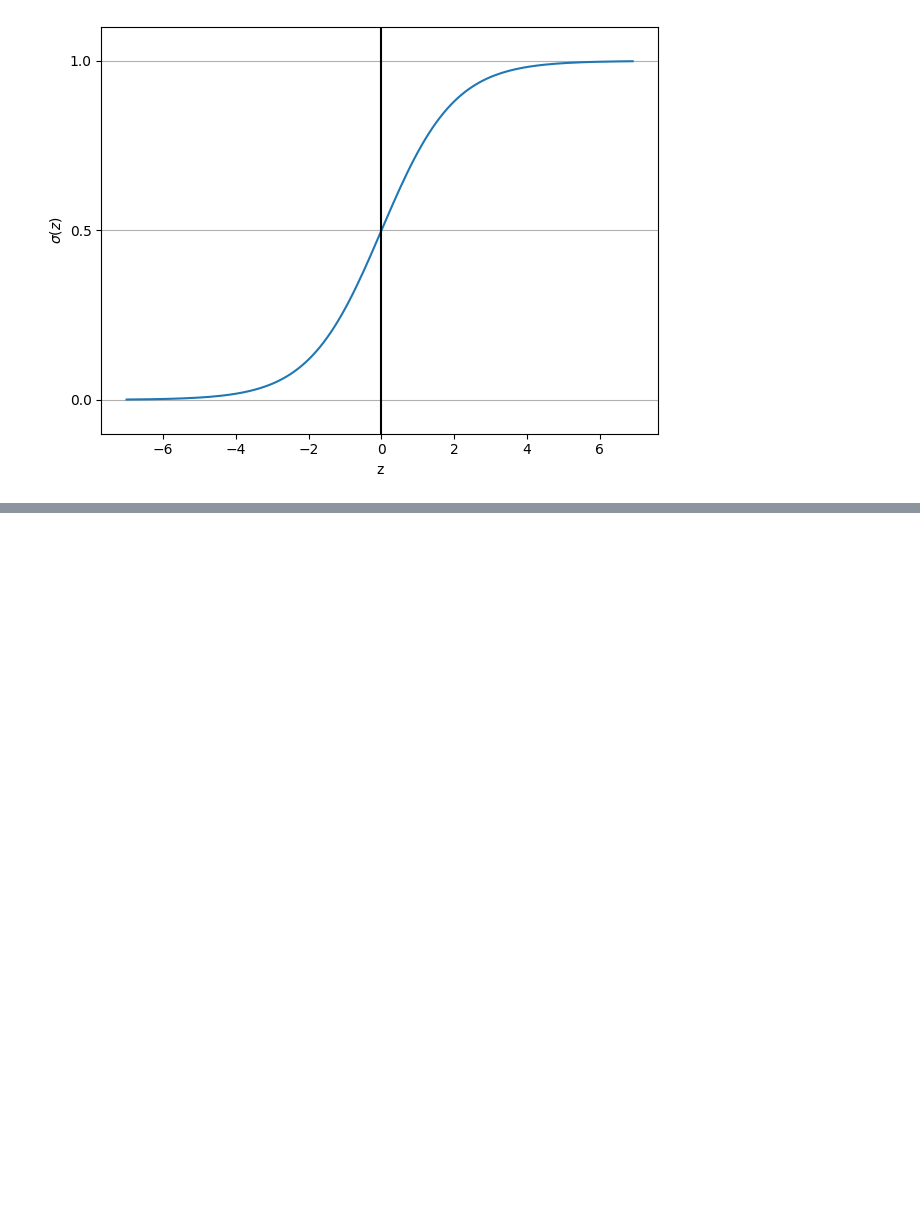
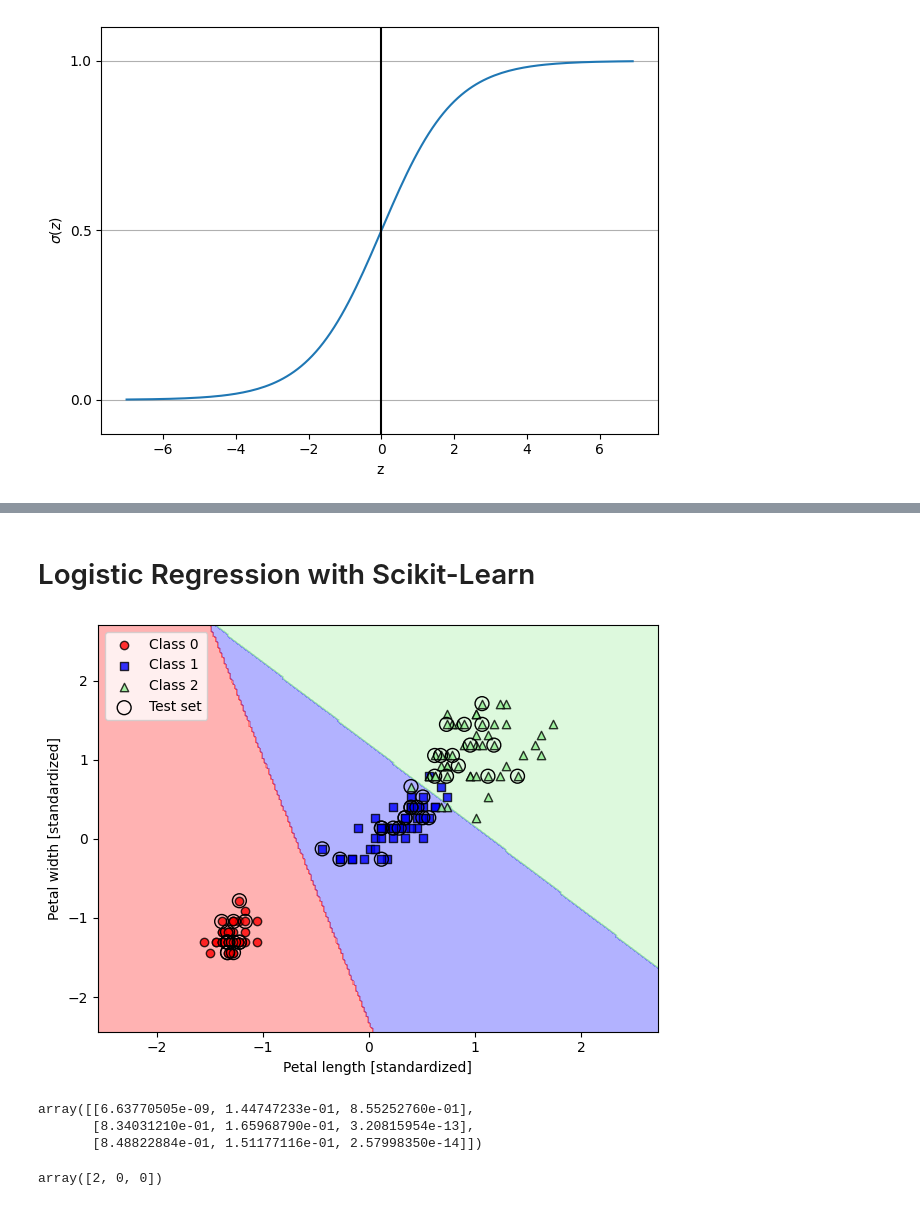
Before and after one commit to RiccardoTonioloDev/ML-w-PyTorch, a Jupyter notebook: Scikit-Learn/Scikit-Learn_basics.ipynb, the cells around one changed output, grey strips where cells are left out. Drawn from its saved outputs; the diff is of its cells as text; code cells hidden in the pictures; blank space fills up the shorter version.

```diff
--- a/Scikit-Learn/Scikit-Learn_basics.ipynb
+++ b/Scikit-Learn/Scikit-Learn_basics.ipynb
@@ -160,0 +211,26 @@ $$
+# %% [markdown]
+# Logistic Regression with Scikit-Learn
+# %%
+from sklearn.linear_model import LogisticRegression
+
+lr = LogisticRegression(C=100.0,solver='lbfgs',multi_class='ovr')
+# There are many solvers to choose from: 'newton-cg', 'lbfgs (default)', 'liblinear', 'sag', 'saga'
+lr.fit(X_train_std,y_train)
+plot_decision_regions(X=X_combined_std,y=y_combined,classifier=lr,test_idx=range(105,150))
+plt.xlabel('Petal length [standardized]')
+plt.ylabel('Petal width [standardized]')
+plt.legend(loc='upper left')
+plt.tight_layout()
+plt.show()
+# %% [output]
+[figure, added]
+# %%
+lr.predict_proba(X_test_std[:3,:])
+# %% [output]
+array([[6.63770505e-09, 1.44747233e-01, 8.55252760e-01],
+       [8.34031210e-01, 1.65968790e-01, 3.20815954e-13],
+       [8.48822884e-01, 1.51177116e-01, 2.57998350e-14]])
+# %%
+lr.predict_proba(X_test_std[:3,:]).argmax(axis=1)
+# %% [output]
+array([2, 0, 0])
```
Also changed, not shown: parts of 11 cells of this notebook, 2 other files.
